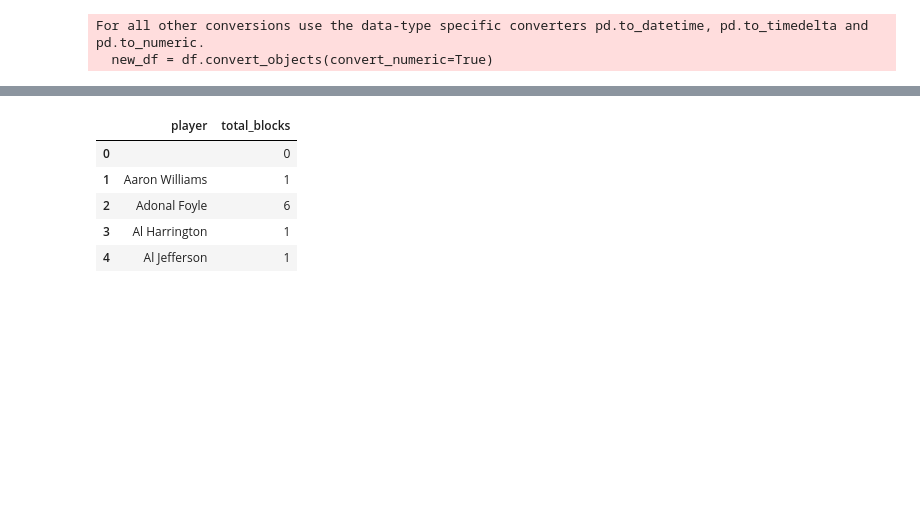
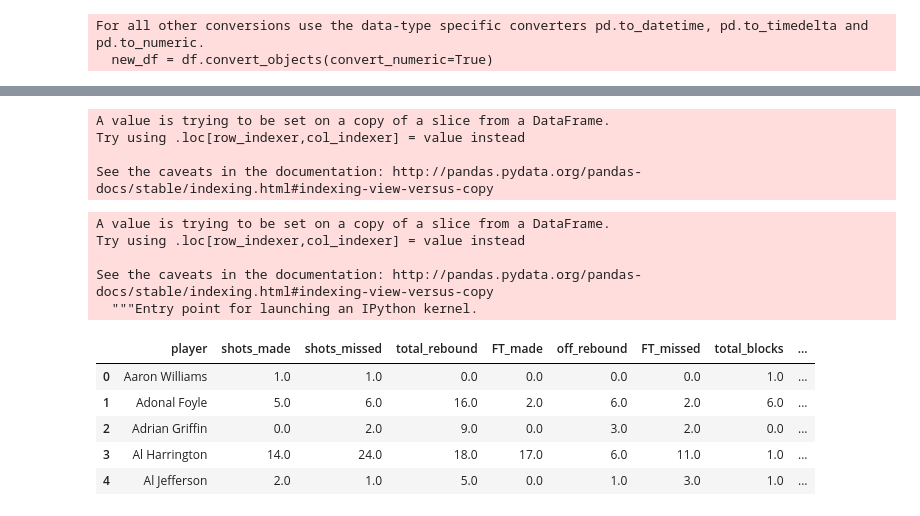
Before and after one commit to deepakchandi/clutch-baller, a Jupyter notebook: Untitled.ipynb, the cells around one changed output, grey strips where cells are left out. Saved outputs shown, nothing was run; the diff lists cells and outputs as text; code cells hidden in the pictures; blank space fills up the shorter version.

```diff
--- a/Untitled.ipynb
+++ b/Untitled.ipynb
@@ -96,11 +61,29 @@ b.head()
 # %%
-c = a.blk_stats(regular_season)
+b = a.blk_stats(new_regular_season)
-# %%
-c.head()
-# %% [output]
-|  | player | total_blocks |
-| 0 |  | 0 |
-| 1 | Aaron Williams | 1 |
-| 2 | Adonal Foyle | 6 |
-| 3 | Al Harrington | 1 |
-| 4 | Al Jefferson | 1 |
+# %%
+h = a.merge_all(p, b, k)
+# %%
+h = h[h['player'] != '']
+# %%
+#h['shooting_percentage'] =
+h['shooting_percentage'] = h['shots_made']/(h['shots_made'] + h['shots_missed'])
+# %% [output]
+A value is trying to be set on a copy of a slice from a DataFrame.
+Try using .loc[row_indexer,col_indexer] = value instead
+
+See the caveats in the documentation: http://pandas.pydata.org/pandas-docs/stable/indexing.html#indexing-view-versus-copy
+# %%
+h['FT_percentage'] = h['FT_made']/(h['FT_made']+ h['FT_missed'])
+h.head()
+# %% [output]
+A value is trying to be set on a copy of a slice from a DataFrame.
+Try using .loc[row_indexer,col_indexer] = value instead
+
+See the caveats in the documentation: http://pandas.pydata.org/pandas-docs/stable/indexing.html#indexing-view-versus-copy
+  """Entry point for launching an IPython kernel.
+|  | player | shots_made | shots_missed | total_rebound | FT_made | off_rebound | FT_missed | total_blocks | ... |
+| 0 | Aaron Williams | 1.0 | 1.0 | 0.0 | 0.0 | 0.0 | 0.0 | 1.0 | ... |
+| 1 | Adonal Foyle | 5.0 | 6.0 | 16.0 | 2.0 | 6.0 | 2.0 | 6.0 | ... |
+| 2 | Adrian Griffin | 0.0 | 2.0 | 9.0 | 0.0 | 3.0 | 2.0 | 0.0 | ... |
+| 3 | Al Harrington | 14.0 | 24.0 | 18.0 | 17.0 | 6.0 | 11.0 | 1.0 | ... |
+| 4 | Al Jefferson | 2.0 | 1.0 | 5.0 | 0.0 | 1.0 | 3.0 | 1.0 | ... |
```
Also changed, not shown: parts of 30 cells of this notebook, 3 other files.
